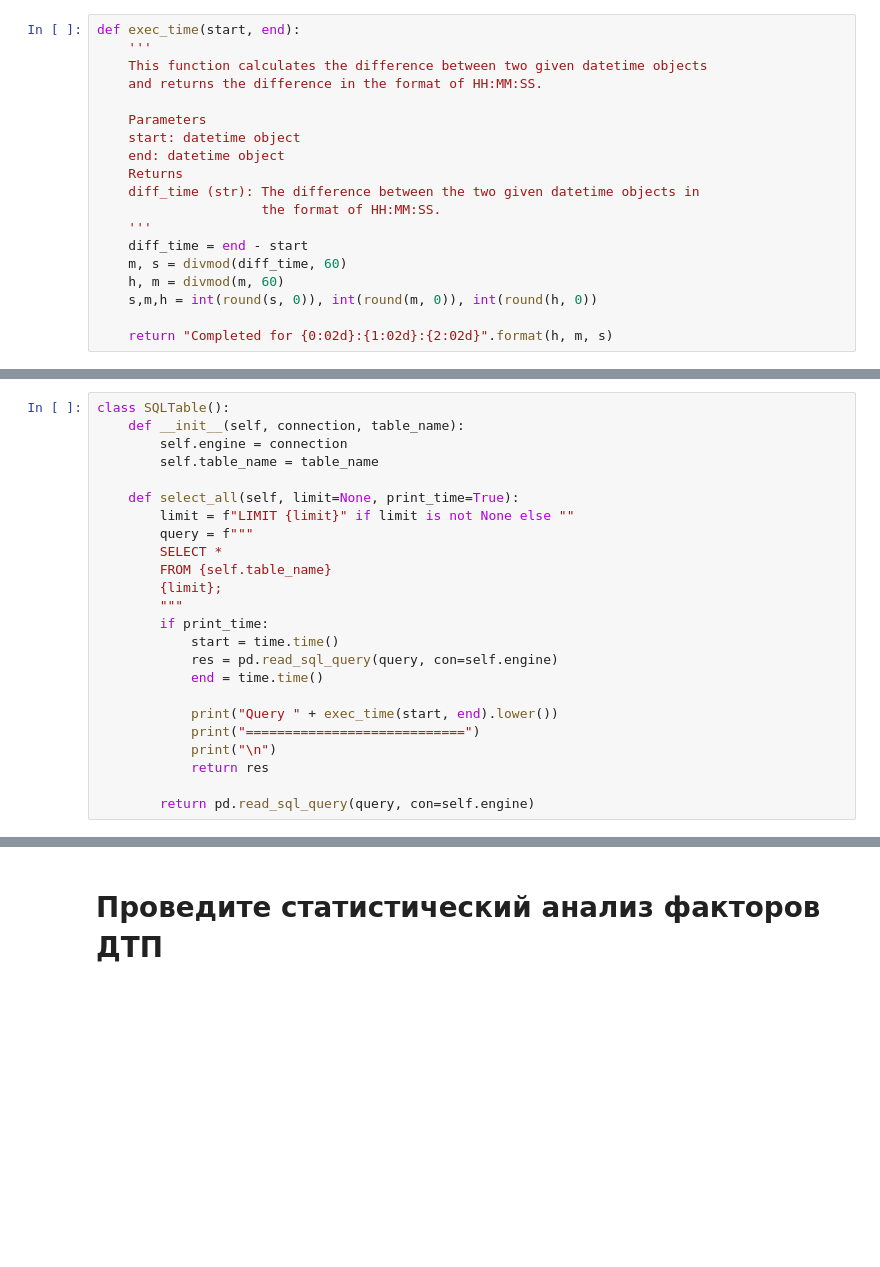
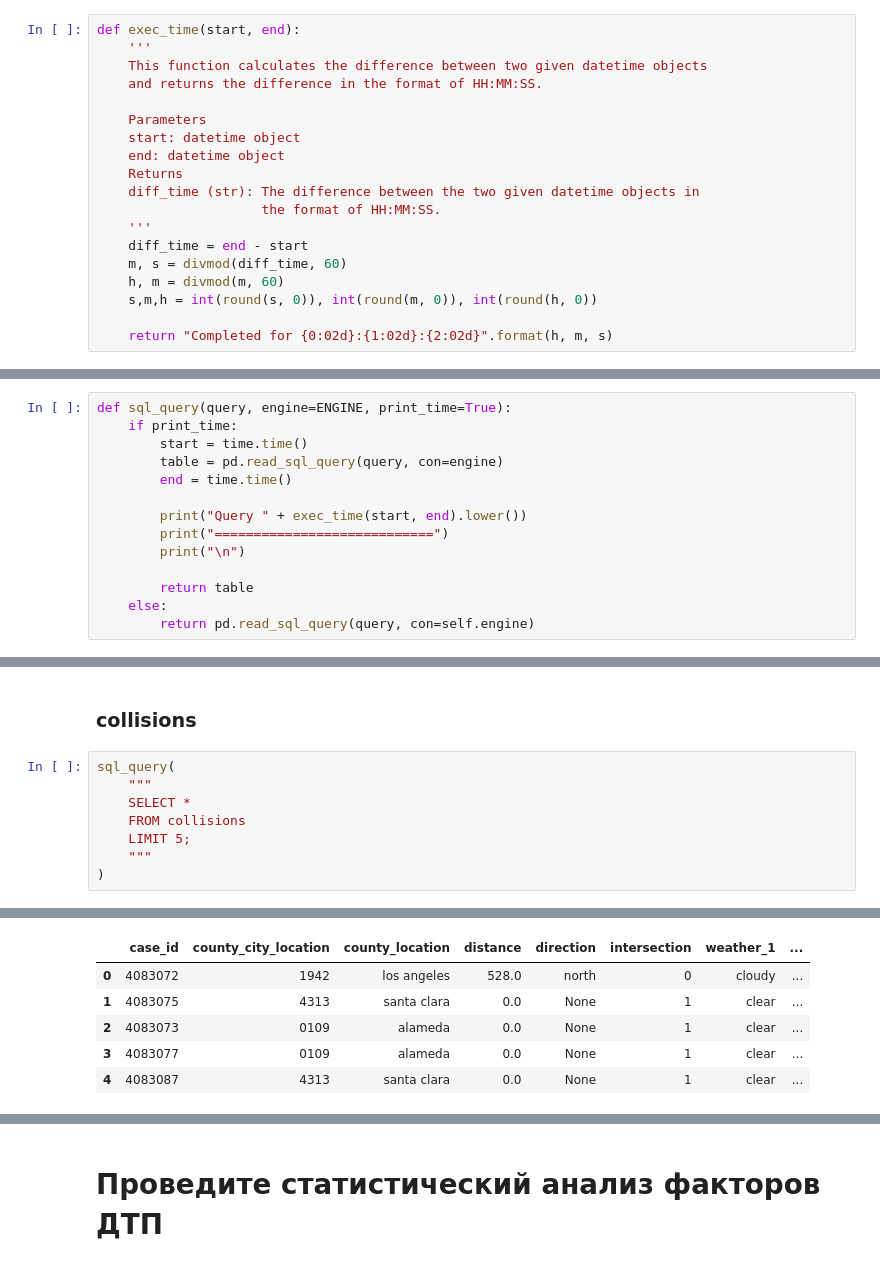
Before and after one commit to AdamCage/road-accident-risk-assessment, a Jupyter notebook: ssss.ipynb, the cells around one changed output, grey strips where cells are left out. Cells and saved outputs as stored; diff of their text form; blank space fills up the shorter version.

```diff
--- a/ssss.ipynb
+++ b/ssss.ipynb
@@ -152,24 +452,14 @@ def exec_time(start, end):
 # %%
-class SQLTable():
-    def __init__(self, connection, table_name):
-        self.engine = connection
-        self.table_name = table_name
+def sql_query(query, engine=ENGINE, print_time=True):
+    if print_time:
+        start = time.time()
+        table = pd.read_sql_query(query, con=engine)
+        end = time.time()
 
-    def select_all(self, limit=None, print_time=True):
-        limit = f"LIMIT {limit}" if limit is not None else ""
-        query = f"""
-        SELECT *
-        FROM {self.table_name}
-        {limit};
-        """
-        if print_time:
-            start = time.time()
-            res = pd.read_sql_query(query, con=self.engine)
-            end = time.time()
+        print("Query " + exec_time(start, end).lower())
+        print("============================")
+        print("\n")
 
-            print("Query " + exec_time(start, end).lower())
-            print("============================")
-            print("\n")
-            return res
-
+        return table
+    else:
         return pd.read_sql_query(query, con=self.engine)
@@ -223,3 +539,14 @@ Memory usage:            49.0+ MB
 | vehicle_type | 1021234 | 0 | 100.000000 | 5 | [sedan, other, minivan, hatchback... | object |
 | vehicle_transmission | 997575 | 23659 | 97.683293 | 2 | [manual, auto, None] | object |
 | vehicle_age | 996652 | 24582 | 97.592912 | 22 | [161.0, 20.0, 19.0, 18.0, 17.0, 1... | float64 |
+# %% [markdown]
+### collisions
+# %%
+sql_query(
+    """
+    SELECT *
+    FROM collisions
+    LIMIT 5;
+    """
+)
+# %% [output]
@@ -226 +555,7 @@ Memory usage:            49.0+ MB
+|  | case_id | county_city_location | county_location | distance | direction | intersection | weather_1 | ... |
+| 0 | 4083072 | 1942 | los angeles | 528.0 | north | 0 | cloudy | ... |
+| 1 | 4083075 | 4313 | santa clara | 0.0 | None | 1 | clear | ... |
+| 2 | 4083073 | 0109 | alameda | 0.0 | None | 1 | clear | ... |
+| 3 | 4083077 | 0109 | alameda | 0.0 | None | 1 | clear | ... |
+| 4 | 4083087 | 4313 | santa clara | 0.0 | None | 1 | clear | ... |
 # %%
```
Also changed, not shown: parts of 30 cells of this notebook.
